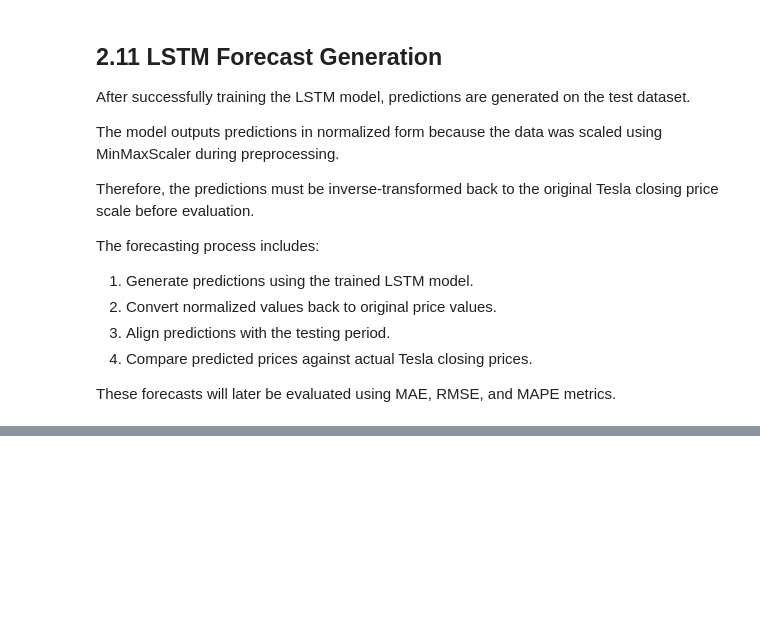
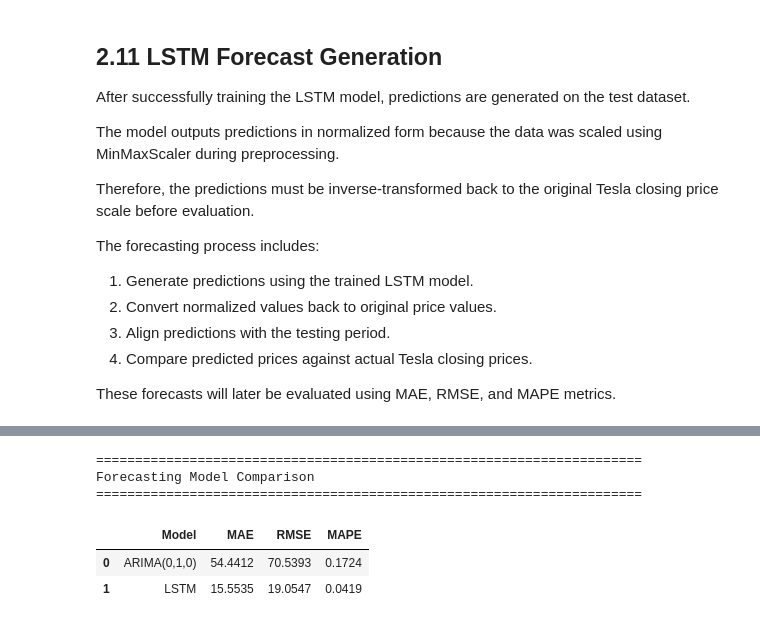
Before and after one commit to tsi122124/portfolio-optimization, a Jupyter notebook: notebooks/time_series_forecasting.ipynb, the cells around one changed output, grey strips where cells are left out. Drawn from its saved outputs; the diff is of its cells as text; code cells hidden in the pictures; blank space fills up the shorter version.

```diff
--- a/notebooks/time_series_forecasting.ipynb
+++ b/notebooks/time_series_forecasting.ipynb
@@ -1225,0 +1453,24 @@ These forecasts will later be evaluated using MAE, RMSE, and MAPE metrics.
+# %%
+# ============================================================
+# 2.14 Compare ARIMA and LSTM
+# ============================================================
+
+comparison_df = pd.DataFrame({
+    "Model": ["ARIMA(0,1,0)", "LSTM"],
+    "MAE": [mae, lstm_mae],
+    "RMSE": [rmse, lstm_rmse],
+    "MAPE": [mape, lstm_mape]
+})
+
+print("=" * 70)
+print("Forecasting Model Comparison")
+print("=" * 70)
+
+display(comparison_df.round(4))
+# %% [output]
+======================================================================
+Forecasting Model Comparison
+======================================================================
+|  | Model | MAE | RMSE | MAPE |
+| 0 | ARIMA(0,1,0) | 54.4412 | 70.5393 | 0.1724 |
+| 1 | LSTM | 15.5535 | 19.0547 | 0.0419 |
```
Also changed, not shown: parts of 20 cells of this notebook.
